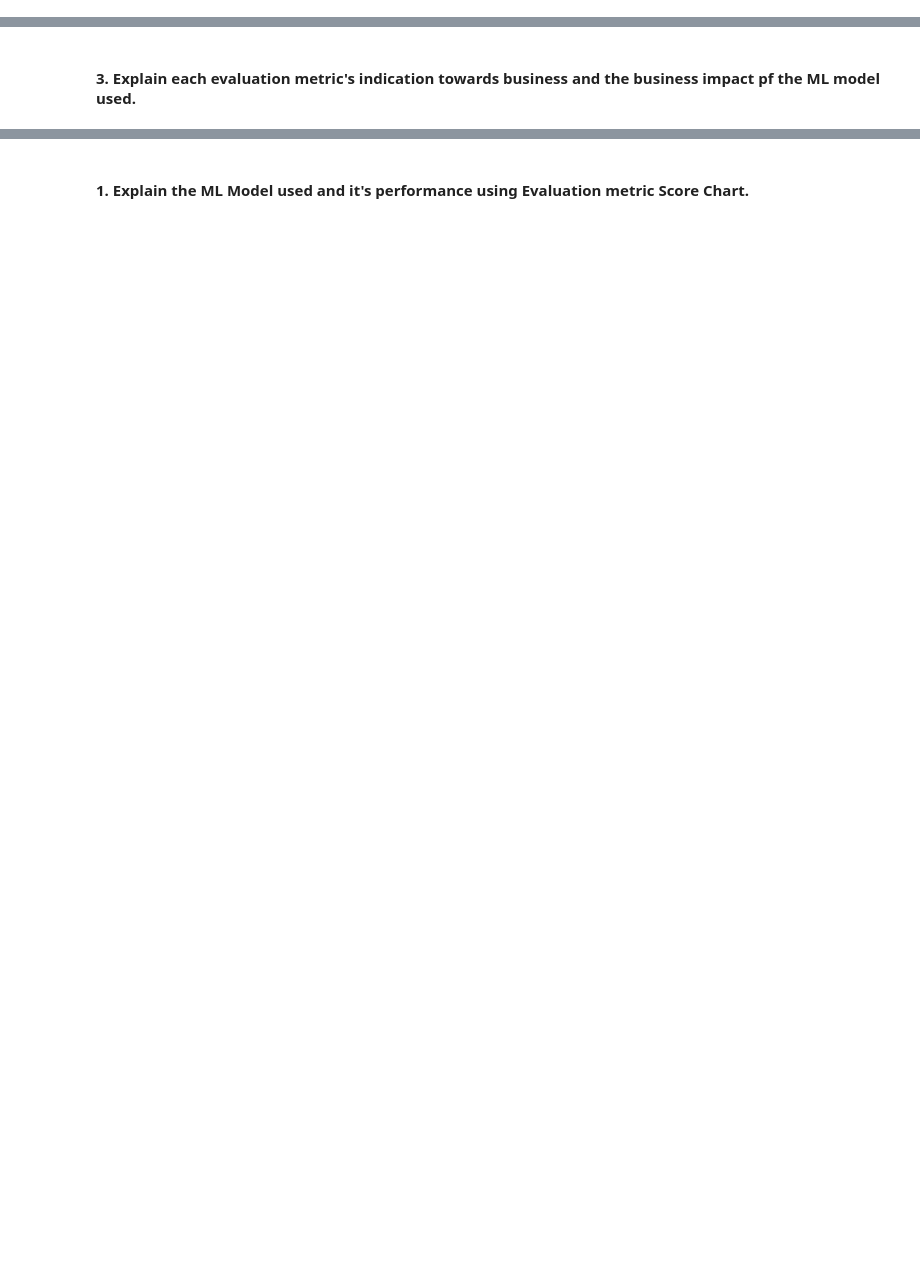
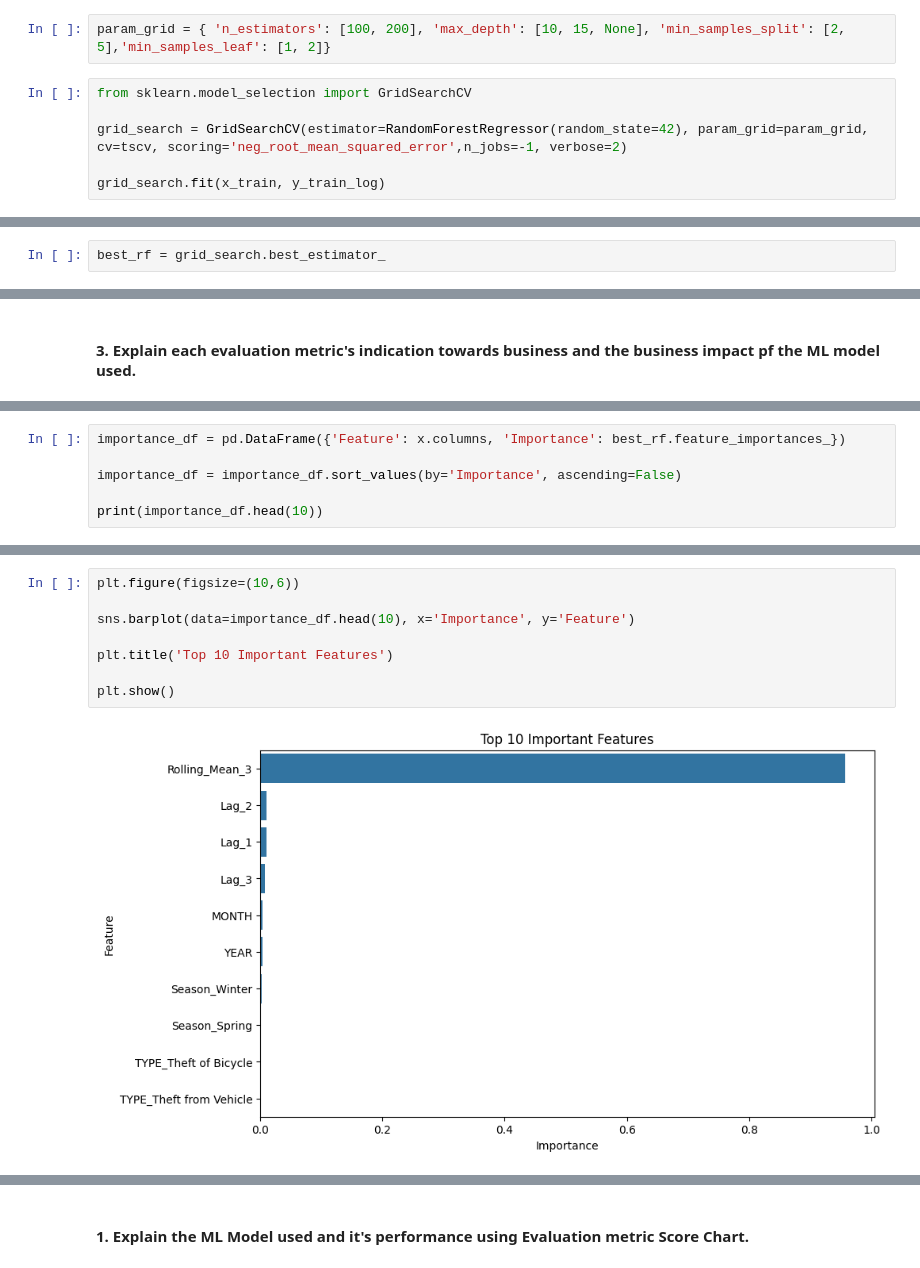
Before and after one commit to nibedita-26/crime_forecasting, a Jupyter notebook: notebook/ml_project.ipynb, the cells around one changed output, grey strips where cells are left out. Cells and saved outputs as stored; diff of their text form; blank space fills up the shorter version.

Commit message:
Cpmpleted model building, Evaluation and Model comparison

```diff
--- a/notebook/ml_project.ipynb
+++ b/notebook/ml_project.ipynb
@@ -1933,0 +2002,8 @@ Answer Here.
+# %%
+param_grid = { 'n_estimators': [100, 200], 'max_depth': [10, 15, None], 'min_samples_split': [2, 5],'min_samples_leaf': [1, 2]}
+# %%
+from sklearn.model_selection import GridSearchCV
+
+grid_search = GridSearchCV(estimator=RandomForestRegressor(random_state=42), param_grid=param_grid, cv=tscv, scoring='neg_root_mean_squared_error',n_jobs=-1, verbose=2)
+
+grid_search.fit(x_train, y_train_log)
@@ -1933,0 +2023,2 @@ Answer Here.
+# %%
+best_rf = grid_search.best_estimator_
@@ -1945,0 +2066,6 @@ Answer Here.
+# %%
+importance_df = pd.DataFrame({'Feature': x.columns, 'Importance': best_rf.feature_importances_})
+
+importance_df = importance_df.sort_values(by='Importance', ascending=False)
+
+print(importance_df.head(10))
@@ -1945,0 +2084,10 @@ Answer Here.
+# %%
+plt.figure(figsize=(10,6))
+
+sns.barplot(data=importance_df.head(10), x='Importance', y='Feature')
+
+plt.title('Top 10 Important Features')
+
+plt.show()
+# %% [output]
+[figure, added]
```
Also changed, not shown: parts of 49 cells of this notebook, 1 other file.
